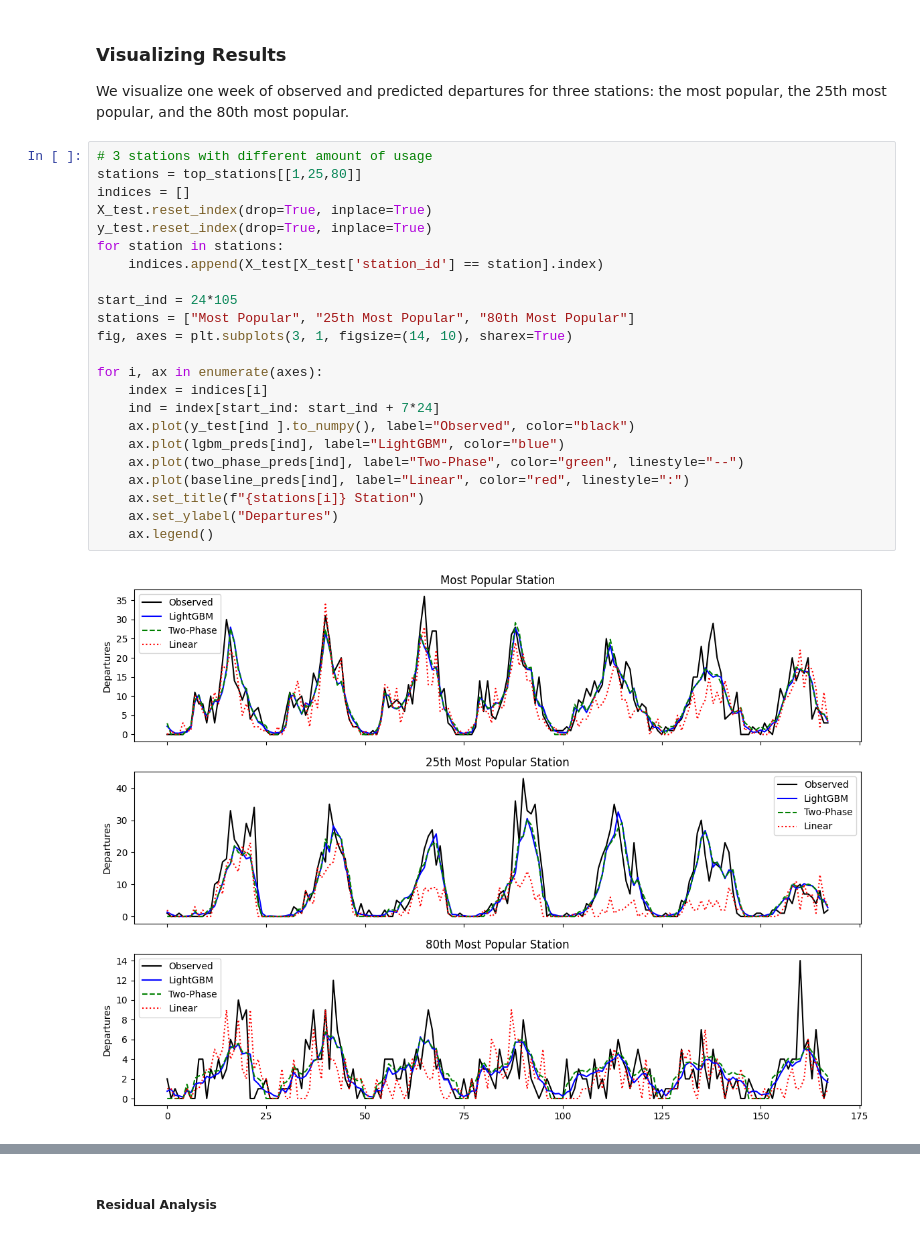
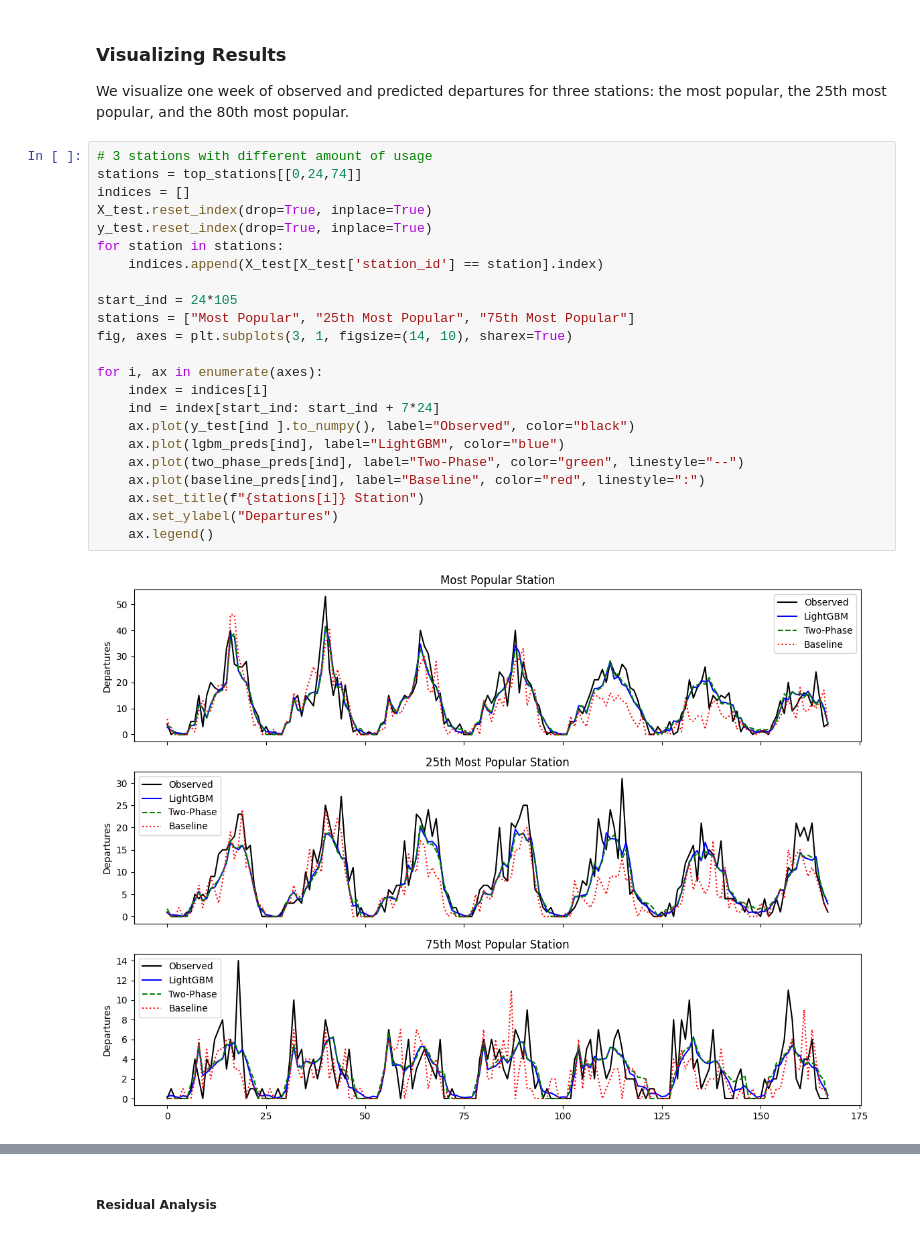
Before and after one commit to kainulj/helsinki-citybike-analysis, a Jupyter notebook: notebooks/03_predict_hourly_departures.ipynb, the cells around one changed output, grey strips where cells are left out. Drawn from its saved outputs; the diff is of its cells as text.

```diff
--- a/notebooks/03_predict_hourly_departures.ipynb
+++ b/notebooks/03_predict_hourly_departures.ipynb
@@ -525,31 +522,31 @@ weighted avg     0.8365    0.8387    0.8363    496800
 ### Visualizing Results
 
 We visualize one week of observed and predicted departures for three stations: the most popular, the 25th most popular, and the 80th most popular.
-# %%
-# 3 stations with different amount of usage
-stations = top_stations[[1,25,80]]
-indices = []
-X_test.reset_index(drop=True, inplace=True)
-y_test.reset_index(drop=True, inplace=True)
-for station in stations:
-    indices.append(X_test[X_test['station_id'] == station].index)
-
-start_ind = 24*105
-stations = ["Most Popular", "25th Most Popular", "80th Most Popular"]
-fig, axes = plt.subplots(3, 1, figsize=(14, 10), sharex=True)
-
-for i, ax in enumerate(axes):
-    index = indices[i]
-    ind = index[start_ind: start_ind + 7*24]
-    ax.plot(y_test[ind ].to_numpy(), label="Observed", color="black")
-    ax.plot(lgbm_preds[ind], label="LightGBM", color="blue")
-    ax.plot(two_phase_preds[ind], label="Two-Phase", color="green", linestyle="--")
-    ax.plot(baseline_preds[ind], label="Linear", color="red", linestyle=":")
-    ax.set_title(f"{stations[i]} Station")
-    ax.set_ylabel("Departures")
-    ax.legend()
-# %% [output]
-[figure, removed]
+# %%
+# 3 stations with different amount of usage
+stations = top_stations[[0,24,74]]
+indices = []
+X_test.reset_index(drop=True, inplace=True)
+y_test.reset_index(drop=True, inplace=True)
+for station in stations:
+    indices.append(X_test[X_test['station_id'] == station].index)
+
+start_ind = 24*105
+stations = ["Most Popular", "25th Most Popular", "75th Most Popular"]
+fig, axes = plt.subplots(3, 1, figsize=(14, 10), sharex=True)
+
+for i, ax in enumerate(axes):
+    index = indices[i]
+    ind = index[start_ind: start_ind + 7*24]
+    ax.plot(y_test[ind ].to_numpy(), label="Observed", color="black")
+    ax.plot(lgbm_preds[ind], label="LightGBM", color="blue")
+    ax.plot(two_phase_preds[ind], label="Two-Phase", color="green", linestyle="--")
+    ax.plot(baseline_preds[ind], label="Baseline", color="red", linestyle=":")
+    ax.set_title(f"{stations[i]} Station")
+    ax.set_ylabel("Departures")
+    ax.legend()
+# %% [output]
+[figure, added]
 # %% [markdown]
 
 Key Observations:
```
Also changed, not shown: parts of 19 cells of this notebook, 1 other file.
